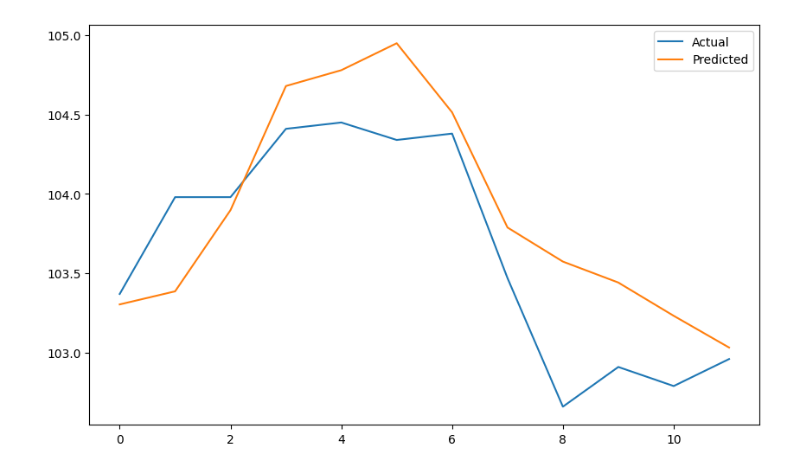
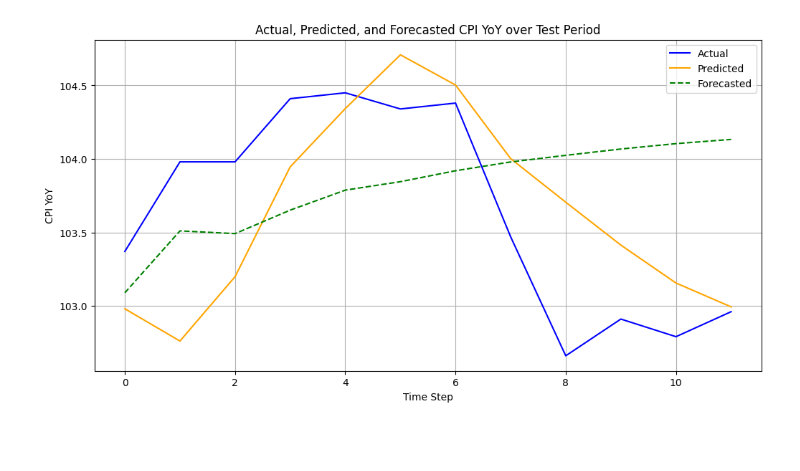
Before and after one commit to VuVanTien03/Forecasting-CPI-in-Viet-Nam, a Jupyter notebook: 4_Mô_hình_học_sâu.ipynb, the cells around one changed output. Cells and saved outputs as stored; diff of their text form; code cells hidden in the pictures; blank space fills up the shorter version.

Commit message:
Update model ML

```diff
--- a/4_Mô_hình_học_sâu.ipynb
+++ b/4_Mô_hình_học_sâu.ipynb
@@ -170,6 +306,12 @@ class TransformerForecaster:
         self.timesteps = timesteps
         self.df = None
         self.scaler = StandardScaler()
+        self.model = None
+        self.X_train = None
+        self.X_test = None
+        self.y_train = None
+        self.y_test = None
+        self.predictions = None
 
     def load_data(self):
         try:
@@ -193,7 +335,10 @@ class TransformerForecaster:
             X.append(features[i:i + self.timesteps])
             y.append(target[i + self.timesteps])
         X, y = np.array(X), np.array(y)
-        return X[:-test_size], X[-test_size:], y[:-test_size], y[-test_size:]
+        self.X_train, self.X_test, self.y_train, self.y_test = (
+            X[:-test_size], X[-test_size:], y[:-test_size], y[-test_size:]
+        )
+        return self.X_train, self.X_test, self.y_train, self.y_test
 
     def build_model(self, input_shape, num_heads=4, key_dim=64):
         inputs = Input(shape=input_shape)
@@ -205,26 +350,65 @@ class TransformerForecaster:
         model.compile(optimizer=Adam(0.001), loss='mse')
         return model
 
+    def forecast(self, steps=12, start_sequence=None):
+        if self.model is None:
+            raise ValueError("Model not trained. Run `run()` first.")
+        if start_sequence is None:
+            raise ValueError("Start sequence must be provided.")
+        sequence = start_sequence.copy()
+        forecasts = []
+        for _ in range(steps):
+            pred = self.model.predict(sequence, verbose=0)
+            forecasts.append(pred[0, 0])
+            # Shift the sequence and append the new prediction
+            sequence = np.roll(sequence, -1, axis=1)
+            sequence[:, -1, :] = pred  # Update with scaled prediction
+        forecasts = np.array(forecasts)
+        return self.scaler.inverse_transform(forecasts.reshape(-1, 1)).flatten()
+
+    def plot_results(self, y_test, predictions, forecasts, test_size=12):
+        plt.figure(figsize=(12, 6))
+        # Plot actual test values
+        plt.plot(range(test_size), y_test, label='Actual', color='blue')
+        # Plot predicted test values
+        plt.plot(range(test_size), predictions, label='Predicted', color='orange')
+        # Plot forecasted values over test period
+        plt.plot(range(test_size), forecasts, label='Forecasted', color='green', linestyle='--')
+        plt.title('Actual, Predicted, and Forecasted CPI YoY over Test Period')
+        plt.xlabel('Time Step')
+        plt.ylabel('CPI YoY')
+        plt.legend()
+        plt.grid(True)
+        plt.show()
+
     def run(self, test_size=12):
         self.load_data()
-        X_train, X_test, y_train, y_test = self.prepare_data(test_size)
-        model = self.build_model((X_train.shape[1], X_train.shape[2]))
-        model.fit(X_train, y_train, epochs=50, batch_size=16, verbose=0)
-        predictions = model.predict(X_test).flatten()
-        predictions = self.scaler.inverse_transform(predictions.reshape(-1, 1)).flatten()
-        y_test = self.scaler.inverse_transform(y_test.reshape(-1, 1)).flatten()
+        self.X_train, self.X_test, self.y_train, self.y_test = self.prepare_data(test_size)
+        self.model = self.build_model((self.X_train.shape[1], self.X_train.shape[2]), num_heads=4, key_dim=64)
+        self.model.fit(self.X_train, self.y_train, epochs=50, batch_size=16, verbose=0)
+        self.predictions = self.model.predict(self.X_test, verbose=0).flatten()
+        predictions = self.scaler.inverse_transform(self.predictions.reshape(-1, 1)).flatten()
+        y_test = self.scaler.inverse_transform(self.y_test.reshape(-1, 1)).flatten()
+        # Forecast over test period starting from last training sequence
+        forecasts = self.forecast(steps=test_size, start_sequence=self.X_train[-1:])
+        # Evaluate predictions
         mse = mean_squared_error(y_test, predictions)
         rmse = np.sqrt(mse)
         mae = median_absolute_error(y_test, predictions)
         mape = mean_absolute_percentage_error(y_test, predictions) * 100
+        print("Prediction Metrics (Test Set):")
         print(f"RMSE: {rmse:.4f}, MSE: {mse:.4f}, MAE: {mae:.4f}, MAPE: {mape:.2f}%")
-        plt.figure(figsize=(10, 6))
-        plt.plot(y_test, label='Actual')
-        plt.plot(predictions, label='Predicted')
-        plt.legend()
-        plt.show()
+        # Evaluate forecasts
+        mse_f = mean_squared_error(y_test, forecasts)
+        rmse_f = np.sqrt(mse_f)
+        mae_f = median_absolute_error(y_test, forecasts)
+        mape_f = mean_absolute_percentage_error(y_test, forecasts) * 100
+        print("\nForecast Metrics (Test Period):")
+        print(f"RMSE: {rmse_f:.4f}, MSE: {mse_f:.4f}, MAE: {mae_f:.4f}, MAPE: {mape_f:.2f}%")
+        self.plot_results(y_test, predictions, forecasts, test_size)
+        return predictions, forecasts
 
 
 forecaster = TransformerForecaster(data_path="data/analyzed_time_series.csv", target_col='cpi_yoy')
-forecaster.run()
+predictions, forecasts = forecaster.run(test_size=12)
 # %% [output]
@@ -233,4 +420,4 @@ RMSE: 0.4429, MSE: 0.1962, MAE: 0.3240, MAPE: 0.35%
-[figure, old version]
+[figure, new version]
 # %%
 forecaster = TransformerForecaster(data_path="data/analyzed_time_series.csv", target_col='cpi_mom')
 forecaster.run()
```
Also changed, not shown: parts of 12 cells of this notebook, 1 other file.
